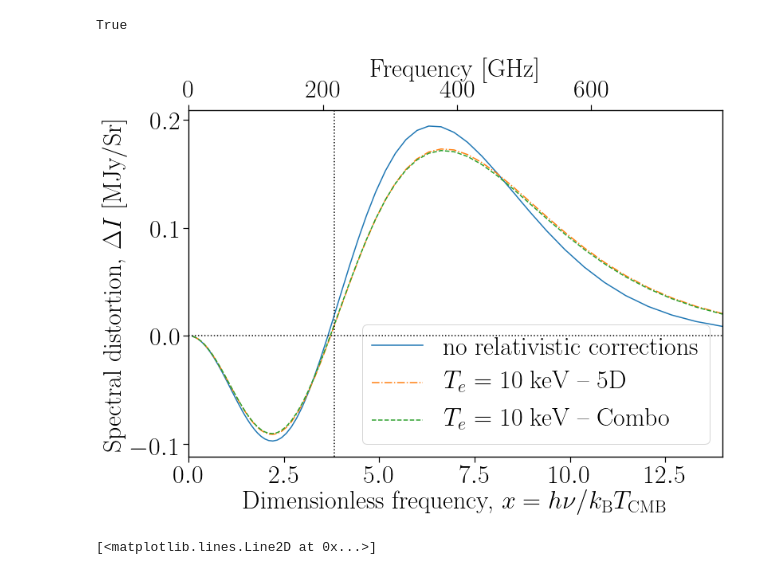
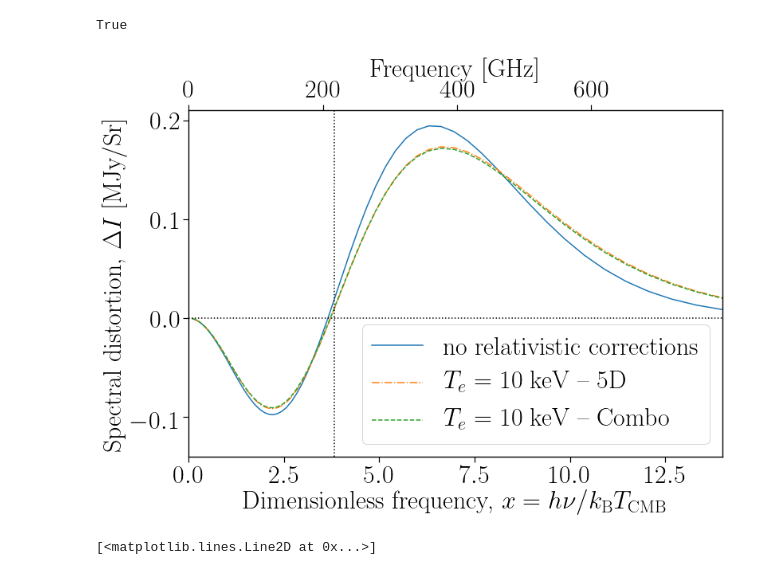
Before and after one commit to CMBSPEC/SZpack, a Jupyter notebook: python/PySZpack.ipynb, the cells around one changed output. Saved outputs shown, nothing was run; the diff lists cells and outputs as text; code cells hidden in the pictures.

```diff
--- a/python/PySZpack.ipynb
+++ b/python/PySZpack.ipynb
@@ -57,35 +57,35 @@ plt.rc('font', family='serif', size=32)
 
 fig = plt.figure(figsize=(12,8))
 ax1 = fig.add_subplot(111)
 ax2 = ax1.twiny()
 ax2.plot(params.nucmb, np.zeros(params.gridpoints),'k',alpha=0)  #Twinning the nu values to the x values
 ax2.axhline(y=0,c='k',ls=':')
 ax2.axvline(x=217,c='k',ls=':')  # A vertical line to show the null of the non-relativistic SZ signal
 ax1.plot(params.xcmb, nonRel*0.01/params.calc_The, label='no relativistic corrections')
     # Here we set an overall compton parameter of y = 0.0001
     # (i.e., we rescale since y = Dtau The, & Dtau = 0.01)
 ax1.plot(params.xcmb, Full5D*0.01/params.calc_The, '-.', label='$T_e=10$ keV -- 5D')
 ax1.plot(params.xcmb, combo*0.01/params.calc_The, '--', label='$T_e=10$ keV -- Combo')
 
 ax1.xaxis.set_major_formatter(ticker.ScalarFormatter())
 ax2.xaxis.set_major_formatter(ticker.ScalarFormatter())
 ax1.set_xlabel(r'Dimensionless frequency, $x= h\nu/k_{\rm B}T_{\rm CMB}$')
 ax2.set_xlabel('Frequency [GHz]')
 ax1.set_ylabel('Spectral distortion, $\Delta I$ [MJy/Sr]')
 
 ax1.set_xlim(0,params.xcmb[-1])
 ax2.set_xlim(0,params.nucmb[-1])
-#ax1.set_ylim(-0.14,0.21)
+ax1.set_ylim(-0.14,0.21)
 ax1.legend()
 
 for axs in [ax1,ax2]:
     for axis in ['top','bottom','left','right']:
         axs.spines[axis].set_linewidth(1.2)
     axs.tick_params(which='both', width=1.2)
     axs.tick_params(which='major', length=7)
     axs.tick_params(which='minor', length=4)
 # %% [output]
-[figure, old version]
+[figure, new version]
 # %%
 #The functions for calculating the SZ signal, using the parameters class.
 params.runmode = "all"     # We will discuss this setting more later in this document.
```
Also changed, not shown: parts of 1 cell of this notebook, 23 other files.
